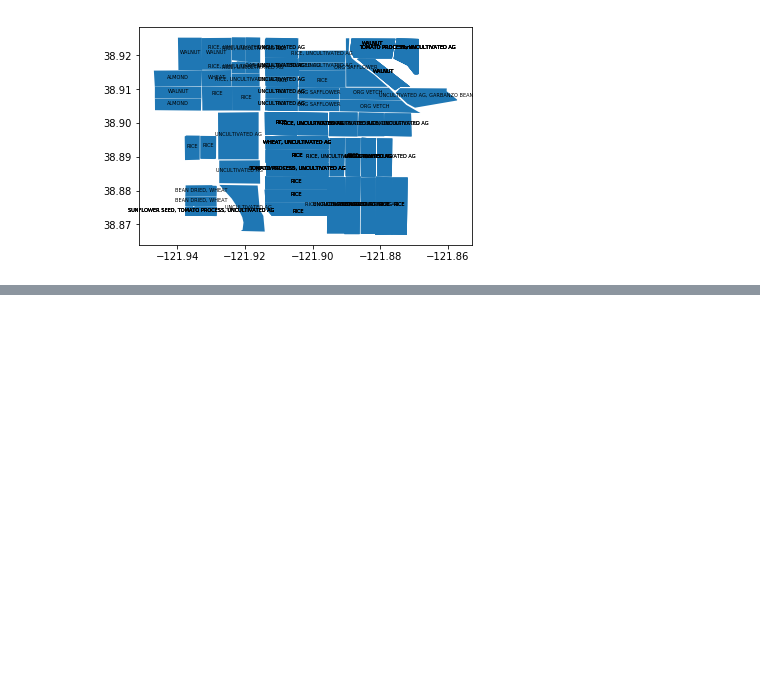
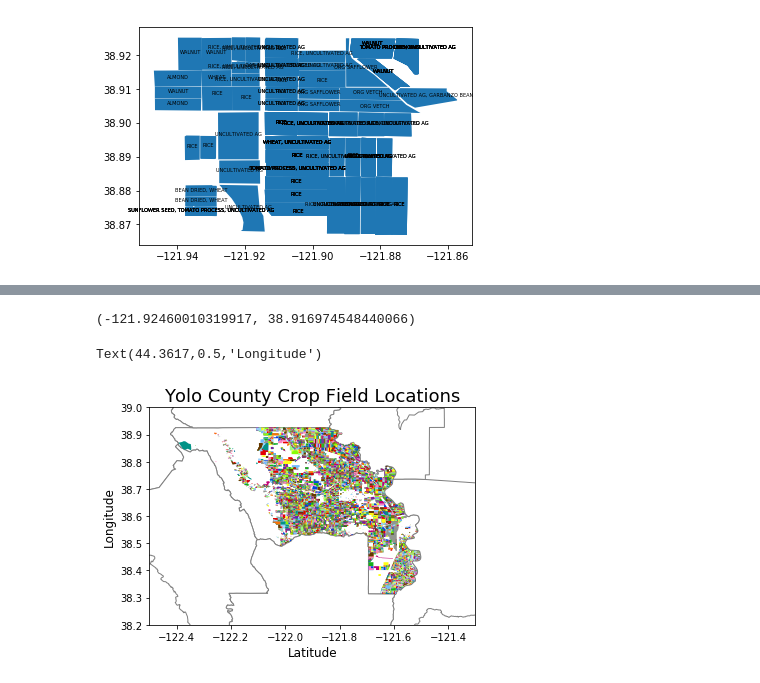
Before and after one commit to MarcelColvin/GeoSpatial-Classification, a Jupyter notebook: Marcel_imagecropthing.ipynb, the cells around one changed output, grey strips where cells are left out. Drawn from its saved outputs; the diff is of its cells as text; code cells hidden in the pictures; blank space fills up the shorter version.

```diff
--- a/Marcel_imagecropthing.ipynb
+++ b/Marcel_imagecropthing.ipynb
@@ -83,0 +162,20 @@ for idx,row in nvdicrops.iterrows():
+# %%
+(float(x_points[1000]),float(y_points[2000]))
+# %% [output]
+(-121.92460010319917, 38.916974548440066)
+# %%
+counties = gpd.read_file("cb_2016_us_county_500k/cb_2016_us_county_500k.shp")
+cali = counties[counties.STATEFP == "06"]
+keep = ["Yolo", "Lake", "Colusa", "Sutter", "Sacramento", "Solano", "Napa"]
+yolo = cali[cali.NAME.isin(keep)]
+# %%
+ax = yolo.plot(color = "white", edgecolor = "gray")
+fields.plot(ax= ax,color = colors)
+ax.set_xlim([-122.5, -121.3])
+ax.set_ylim([38.2, 39])
+ax.set_title("Yolo County Crop Field Locations", fontsize = 18)
+ax.set_xlabel("Latitude", fontsize = 12)
+ax.set_ylabel("Longitude", fontsize = 12)
+# %% [output]
+Text(44.3617,0.5,'Longitude')
+[figure, added]
```
Also changed, not shown: parts of 15 cells of this notebook, 1 other file.
